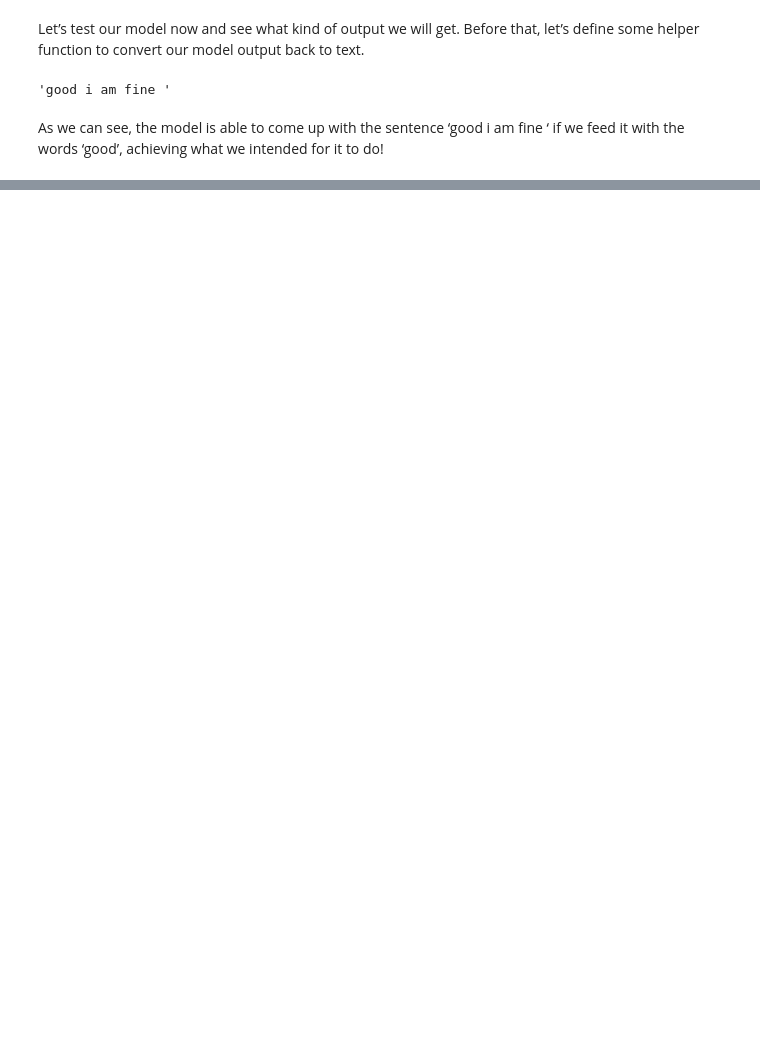
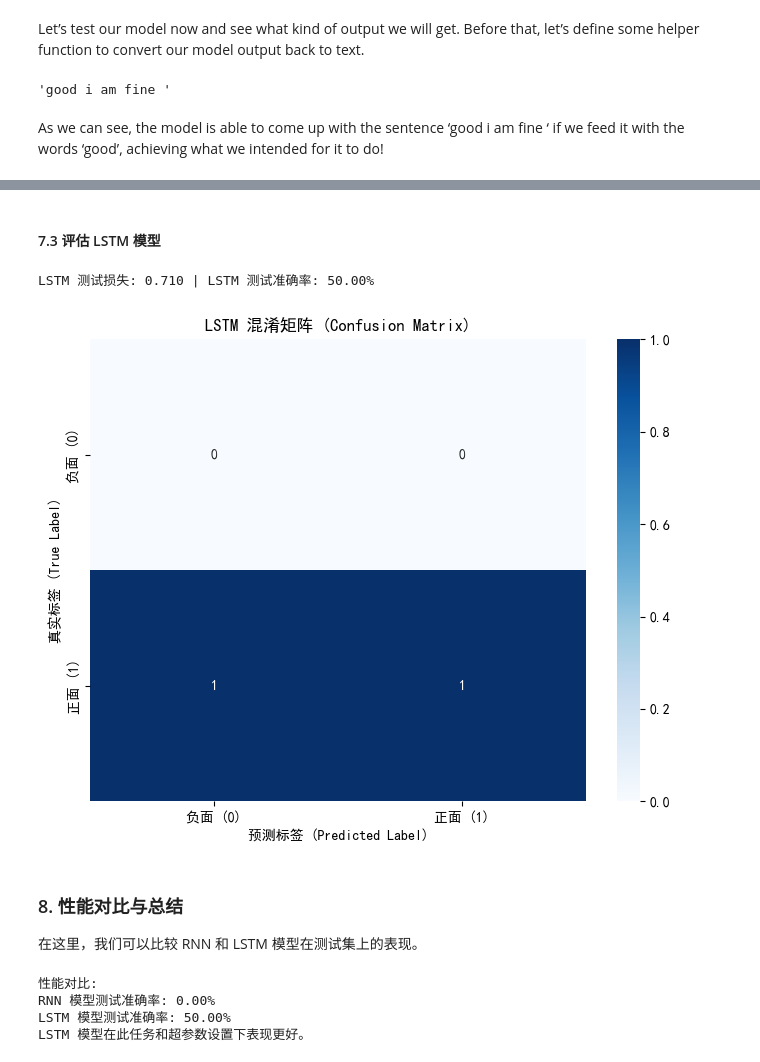
Before and after one commit to KiritoFD/RNN_lab, a Jupyter notebook: tutorial.ipynb, the cells around one changed output, grey strips where cells are left out. Cells and saved outputs as stored; diff of their text form; code cells hidden in the pictures; blank space fills up the shorter version.

```diff
--- a/tutorial.ipynb
+++ b/tutorial.ipynb
@@ -327,0 +698,6 @@ As we can see, the model is able to come up with the sentence ‘good i am fine
+# %%
+tokenized_texts = [jieba.lcut(text) for text in texts]
+print("分词示例:")
+for i in range(min(3, len(tokenized_texts))):
+    print(f"原文: {texts[i]}")
+    print(f"分词后: {tokenized_texts[i]}")
@@ -327,0 +1436,43 @@ As we can see, the model is able to come up with the sentence ‘good i am fine
+# %% [markdown]
+#### 7.3 评估 LSTM 模型
+# %%
+if not list(test_loader) or len(test_loader.dataset) == 0: # Check if dataset is also non-empty
+    print("错误：测试数据加载器为空或不包含数据。无法进行评估。")
+    test_loss_lstm, test_acc_lstm, cm_lstm = 0.0, 0.0, np.array([])
+elif 'lstm_model' not in locals() or ('lstm_train_losses' in locals() and not lstm_train_losses and N_EPOCHS > 0):
+    print("错误：LSTM模型未定义或未训练/训练失败，无法评估。")
+    test_loss_lstm, test_acc_lstm, cm_lstm = 0.0, 0.0, np.array([])
+else:
+    test_loss_lstm, test_acc_lstm, cm_lstm, _, _ = evaluate_model(lstm_model, test_loader, criterion_lstm)
+    print(f'LSTM 测试损失: {test_loss_lstm:.3f} | LSTM 测试准确率: {test_acc_lstm*100:.2f}%')
+
+    if cm_lstm.size > 0: # class_names defined in RNN eval cell
+        plot_confusion_matrix(cm_lstm, class_names, title_prefix="LSTM")
+    else:
+        print("LSTM 混淆矩阵为空，不绘制。")
+# %% [output]
+LSTM 测试损失: 0.710 | LSTM 测试准确率: 50.00%
+[figure, added]
+# %% [markdown]
+### 8. 性能对比与总结
+
+在这里，我们可以比较 RNN 和 LSTM 模型在测试集上的表现。
+# %%
+print("性能对比:")
+if 'test_acc_rnn' in locals() and 'test_acc_lstm' in locals():
+    print(f"RNN 模型测试准确率: {test_acc_rnn*100:.2f}%")
+    print(f"LSTM 模型测试准确率: {test_acc_lstm*100:.2f}%")
+
+    if test_acc_lstm > test_acc_rnn:
+        print("LSTM 模型在此任务和超参数设置下表现更好。")
+    elif test_acc_rnn > test_acc_lstm:
+        print("RNN 模型在此任务和超参数设置下表现更好。")
+    else:
+        print("RNN 和 LSTM 模型表现相当。")
+else:
+    print("未能完成两个模型的评估，无法进行比较。请检查之前的步骤。")
+# %% [output]
+性能对比:
+RNN 模型测试准确率: 0.00%
+LSTM 模型测试准确率: 50.00%
+LSTM 模型在此任务和超参数设置下表现更好。
```
Also changed, not shown: parts of 37 cells of this notebook, 1 other file.
